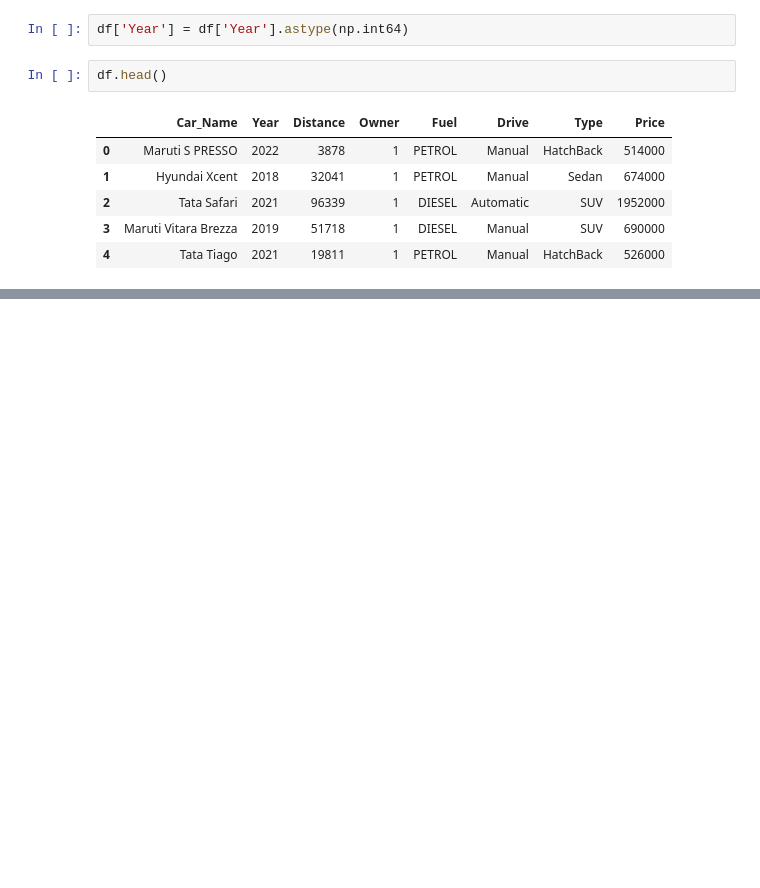
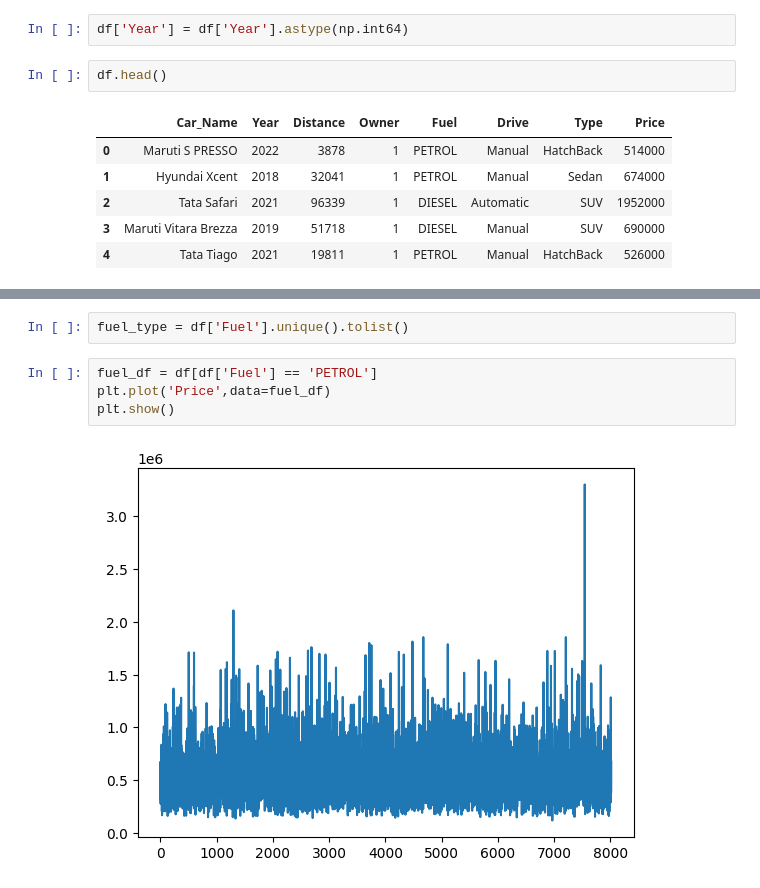
Before and after one commit to vinsy2774/Car_Analysis_streamlit, a Jupyter notebook: Untitled.ipynb, the cells around one changed output, grey strips where cells are left out. Cells and saved outputs as stored; diff of their text form; blank space fills up the shorter version.

```diff
--- a/Untitled.ipynb
+++ b/Untitled.ipynb
@@ -236,0 +326,8 @@ df.head()
+# %%
+fuel_type = df['Fuel'].unique().tolist()
+# %%
+fuel_df = df[df['Fuel'] == 'PETROL']
+plt.plot('Price',data=fuel_df)
+plt.show()
+# %% [output]
+[figure, added]
```
Also changed, not shown: parts of 11 cells of this notebook, 2 other files.
